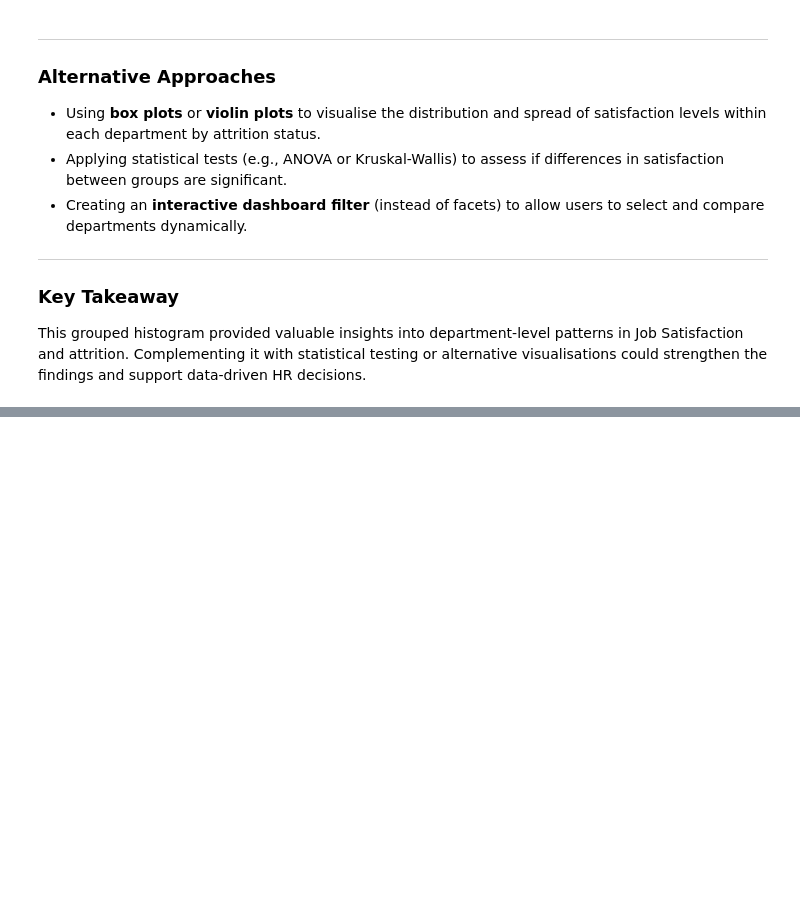
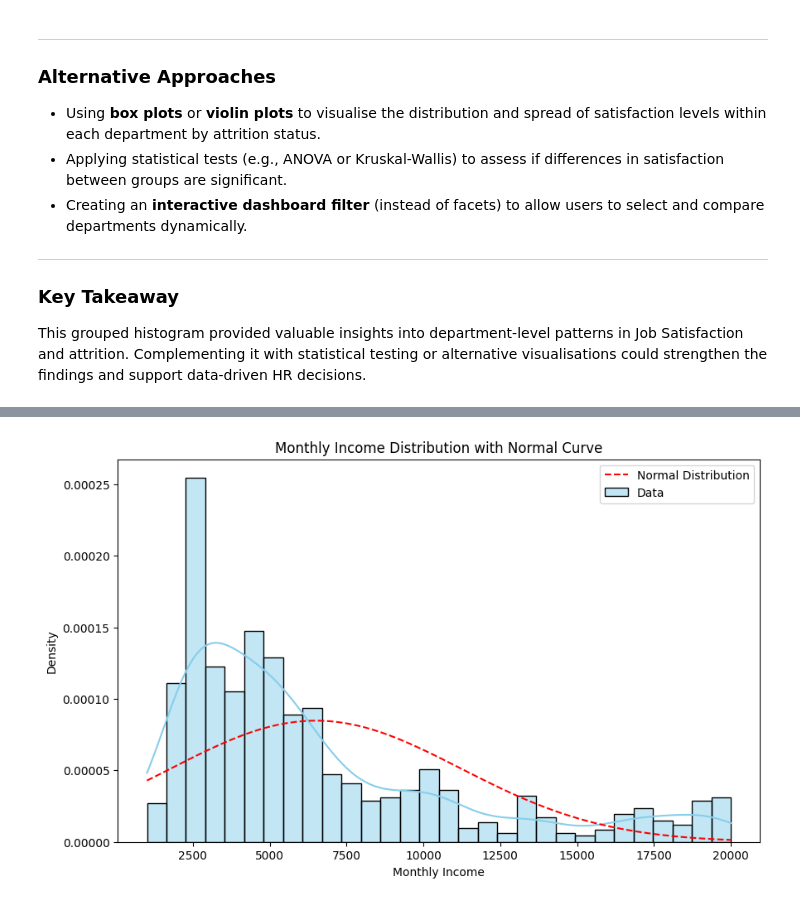
Before and after one commit to Shema774/CapstoneHR, a Jupyter notebook: jupyter_notebooks/data_investigation.ipynb, the cells around one changed output, grey strips where cells are left out. Saved outputs shown, nothing was run; the diff lists cells and outputs as text; code cells hidden in the pictures; blank space fills up the shorter version.

Commit message:
Add 1.2 section: applied mean, variance, t-test, and probability distribution analysis

```diff
--- a/jupyter_notebooks/data_investigation.ipynb
+++ b/jupyter_notebooks/data_investigation.ipynb
@@ -564,0 +580,9 @@ This grouped histogram provided valuable insights into department-level patterns
+# %%
+# Mean, Median, Standard Deviation for MonthlyIncome
+mean_income = df['MonthlyIncome'].mean()
+median_income = df['MonthlyIncome'].median()
+std_income = df['MonthlyIncome'].std()
+
+print(f"Mean Monthly Income: ${mean_income:.2f}")
+print(f"Median Monthly Income: ${median_income:.2f}")
+print(f"Standard Deviation of Monthly Income: ${std_income:.2f}")
@@ -564,0 +636,18 @@ This grouped histogram provided valuable insights into department-level patterns
+# %%
+import numpy as np
+import seaborn as sns
+from scipy.stats import norm
+
+# Plot histogram with KDE and normal curve
+plt.figure(figsize=(10, 6))
+sns.histplot(df['MonthlyIncome'], kde=True, stat="density", bins=30, color='skyblue', label='Data')
+mu, sigma = mean_income, std_income
+x = np.linspace(df['MonthlyIncome'].min(), df['MonthlyIncome'].max(), 100)
+plt.plot(x, norm.pdf(x, mu, sigma), 'r--', label='Normal Distribution')
+plt.title("Monthly Income Distribution with Normal Curve")
+plt.xlabel("Monthly Income")
+plt.ylabel("Density")
+plt.legend()
+plt.show()
+# %% [output]
+[figure, added]
```
Also changed, not shown: parts of 7 cells of this notebook, 1 other file.
